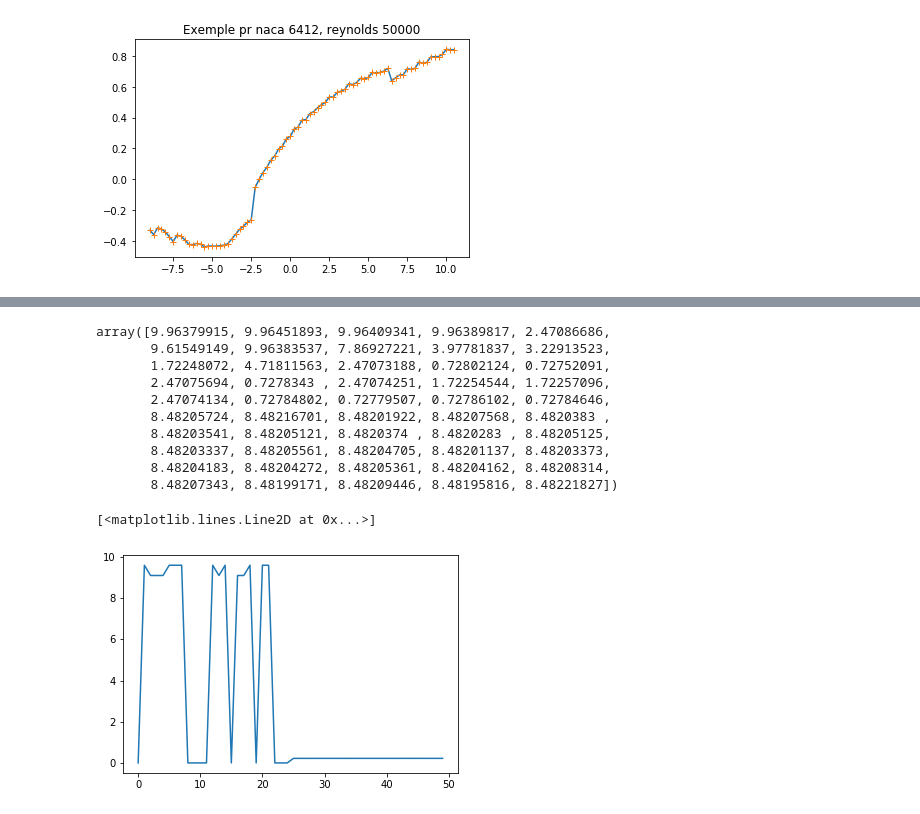
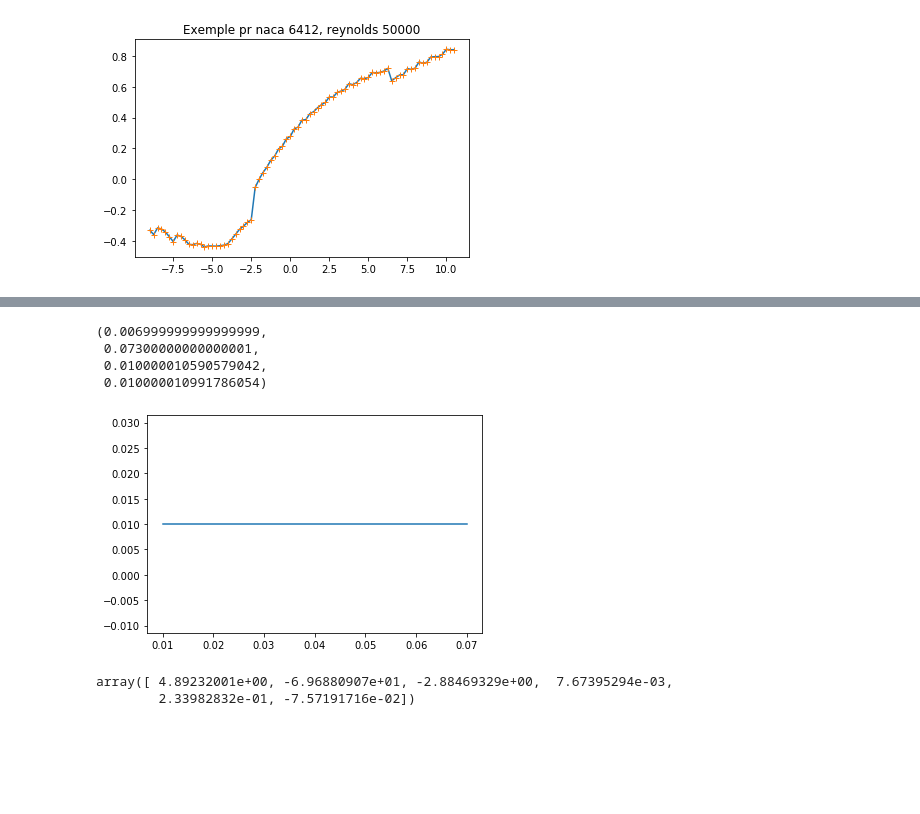
Before and after one commit to eliesls/Mecaero_Groupe3, a Jupyter notebook: Optim.ipynb, the cells around one changed output, grey strips where cells are left out. Saved outputs shown, nothing was run; the diff lists cells and outputs as text; code cells hidden in the pictures; blank space fills up the shorter version.

```diff
--- a/Optim.ipynb
+++ b/Optim.ipynb
@@ -248,18 +302,14 @@ plt.plot(rayons,fonction_vrillage(rayons, res['x']))
+# %%
+plt.plot(rayons,fonction_corde(rayons, res['x']))
+plt.axis('equal')
+# %% [output]
+(0.006999999999999999,
+ 0.07300000000000001,
+ 0.010000010590579042,
+ 0.010000010991786054)
+[figure, added]
 # %%
-r['x']
+res['x']
 # %% [output]
-array([9.96379915, 9.96451893, 9.96409341, 9.96389817, 2.47086686,
-       9.61549149, 9.96383537, 7.86927221, 3.97781837, 3.22913523,
-       1.72248072, 4.71811563, 2.47073188, 0.72802124, 0.72752091,
-       2.47075694, 0.7278343 , 2.47074251, 1.72254544, 1.72257096,
-       2.47074134, 0.72784802, 0.72779507, 0.72786102, 0.72784646,
-       8.48205724, 8.48216701, 8.48201922, 8.48207568, 8.4820383 ,
-       8.48203541, 8.48205121, 8.4820374 , 8.4820283 , 8.48205125,
-       8.48203337, 8.48205561, 8.48204705, 8.48201137, 8.48203373,
-       8.48204183, 8.48204272, 8.48205361, 8.48204162, 8.48208314,
-       8.48207343, 8.48199171, 8.48209446, 8.48195816, 8.48221827])
+array([ 4.89232001e+00, -6.96880907e+01, -2.88469329e+00,  7.67395294e-03,
+        2.33982832e-01, -7.57191716e-02])
-# %%
-plt.plot(r['x'][:50])
-# %% [output]
-[<matplotlib.lines.Line2D at 0x...>]
-[figure, removed]
```
Also changed, not shown: parts of 12 cells of this notebook.
